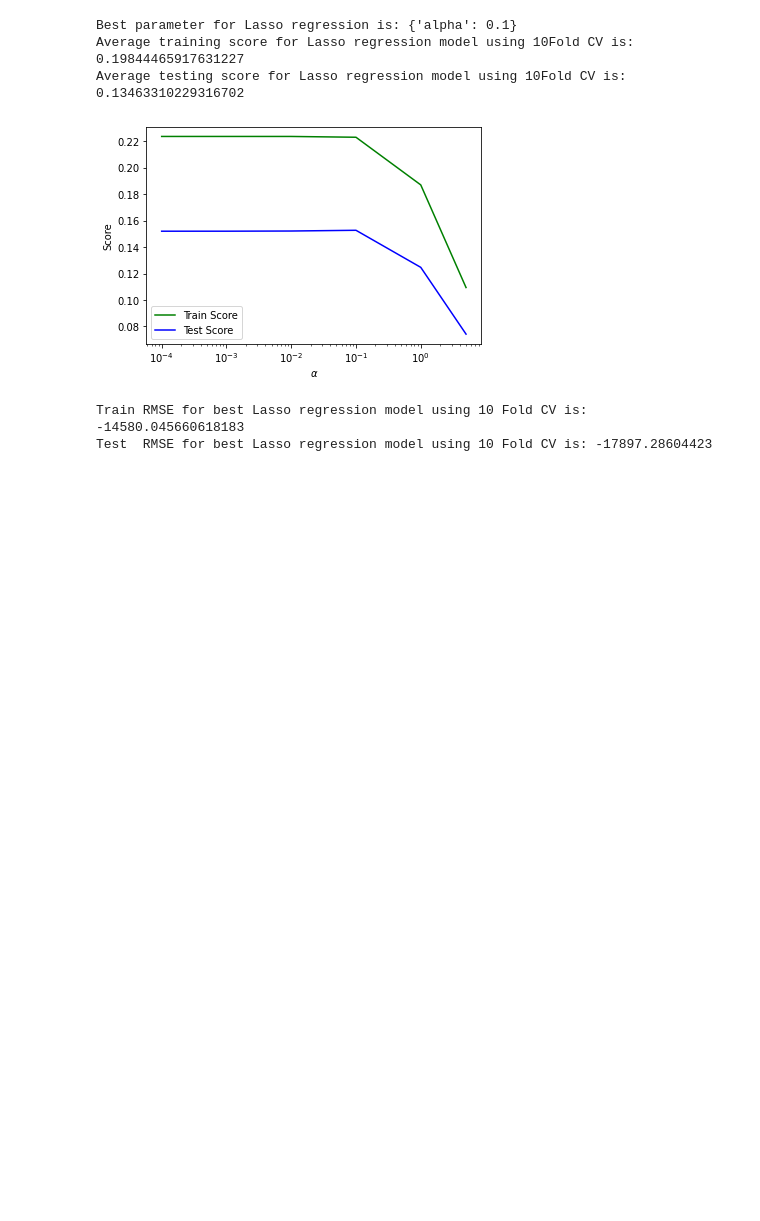
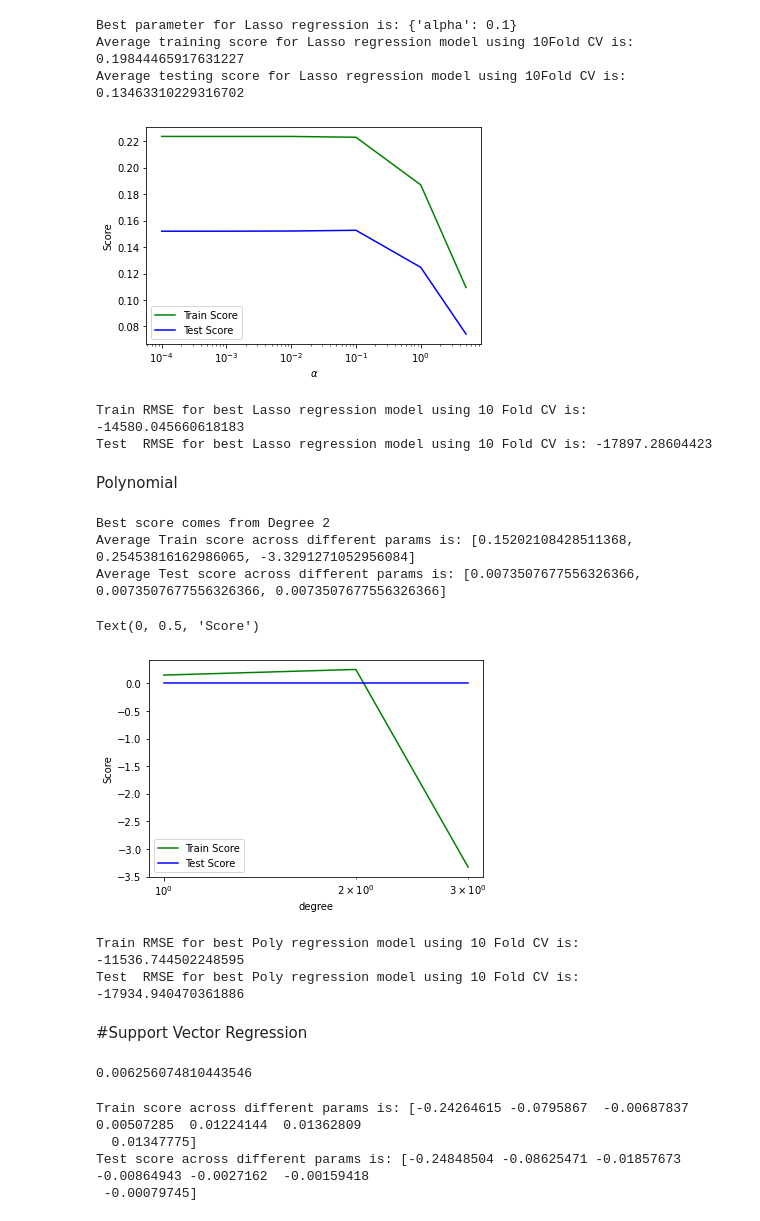
Before and after one commit to pritesh2292/Appliance-Energy-Prediction, a Jupyter notebook: Appliance_Energy_Prediction.ipynb, the cells around one changed output. Saved outputs shown, nothing was run; the diff lists cells and outputs as text; code cells hidden in the pictures; blank space fills up the shorter version.

```diff
--- a/Appliance_Energy_Prediction.ipynb
+++ b/Appliance_Energy_Prediction.ipynb
@@ -738,3 +738,62 @@ print(f'Test  RMSE for best Lasso regression model using 10 Fold CV is: {lasso_f
 # %% [output]
 Train RMSE for best Lasso regression model using 10 Fold CV is: -14580.045660618183
 Test  RMSE for best Lasso regression model using 10 Fold CV is: -17897.28604423
+# %% [markdown]
+Polynomial
+# %%
+lreg2= LinearRegression()
+train_score_list = []
+test_score_list = []
+
+#Use maxiter as a param
+for n in [1,2,3]:
+    poly = PolynomialFeatures(n)
+    X_train_poly = poly.fit_transform(x_train)
+    lreg2.fit(X_train_poly, y_train)
+    train_scores= cross_val_score(lreg2,X_train_poly,y_train, cv=10)
+    test_scores= cross_val_score(lreg2,x_test,y_test, cv=10)
+    train_score_list.append(train_scores)
+    test_score_list.append(test_scores)
+# %%
+poly_train_score_list1=[]
+poly_test_score_list1=[]
+
+for i in [0,1,2]:
+    poly_train_score_list= train_score_list[i].sum()/len(train_score_list[i])
+    poly_train_score_list1.append(poly_train_score_list)
+    poly_test_score_list= test_score_list[i].sum()/len(test_score_list[i])
+    poly_test_score_list1.append(poly_test_score_list)
+# %%
+print('Best score comes from Degree 2')
+print(f'Average Train score across different params is: {poly_train_score_list1}')
+print(f'Average Test score across different params is: {poly_test_score_list1}')
+# %% [output]
+Best score comes from Degree 2
+Average Train score across different params is: [0.15202108428511368, 0.25453816162986065, -3.3291271052956084]
+Average Test score across different params is: [0.0073507677556326366, 0.0073507677556326366, 0.0073507677556326366]
+# %%
+x_range= [1,2,3]
+plt.plot(x_range, poly_train_score_list1, c = 'g', label = 'Train Score')
+plt.plot(x_range, poly_test_score_list1, c = 'b', label = 'Test Score')
+plt.xscale('log')
+plt.legend(loc = 3)
+plt.xlabel(r'degree')
+plt.ylabel('Score')
+# %% [output]
+Text(0, 0.5, 'Score')
+[figure, added]
+# %%
+poly_final= PolynomialFeatures(degree=2)
+x_train_poly_final= poly_final.fit_transform(x_train)
+poly_final.fit(x_train_poly_final, y_train)
+lreg2.fit(x_train_poly_final, y_train)
+
+poly_final_train_scores= cross_val_score(lreg2, x_train_poly_final, y_train, cv=10, scoring= 'neg_mean_squared_error')
+poly_final_test_scores= cross_val_score(lreg2, x_test, y_test, cv=10, scoring= 'neg_mean_squared_error')
+print(f'Train RMSE for best Poly regression model using 10 Fold CV is: {poly_final_train_scores.mean()}')
+print(f'Test  RMSE for best Poly regression model using 10 Fold CV is: {poly_final_test_scores.mean()}')
+# %% [output]
+Train RMSE for best Poly regression model using 10 Fold CV is: -11536.744502248595
+Test  RMSE for best Poly regression model using 10 Fold CV is: -17934.940470361886
+# %% [markdown]
+#Support Vector Regression
@@ -740,0 +805,16 @@ Test  RMSE for best Lasso regression model using 10 Fold CV is: -17897.28604423
+# %%
+linearSVM_regressor.fit(x_train, y_train)
+linearSVM_regressor.score(x_train, y_train)
+# %% [output]
+0.006256074810443546
+# %%
+linearSVM_regressor_train_score_list= linearSVM_regressor.cv_results_["mean_train_score"]
+print(f'Train score across different params is: {linearSVM_regressor_train_score_list}')
+
+linearSVM_regressor_test_score_list= linearSVM_regressor.cv_results_["mean_test_score"]
+print(f'Test score across different params is: {linearSVM_regressor_test_score_list}')
+# %% [output]
+Train score across different params is: [-0.24264615 -0.0795867  -0.00687837  0.00507285  0.01224144  0.01362809
+  0.01347775]
+Test score across different params is: [-0.24848504 -0.08625471 -0.01857673 -0.00864943 -0.0027162  -0.00159418
+ -0.00079745]
```
Also changed, not shown: parts of 3 cells of this notebook.
